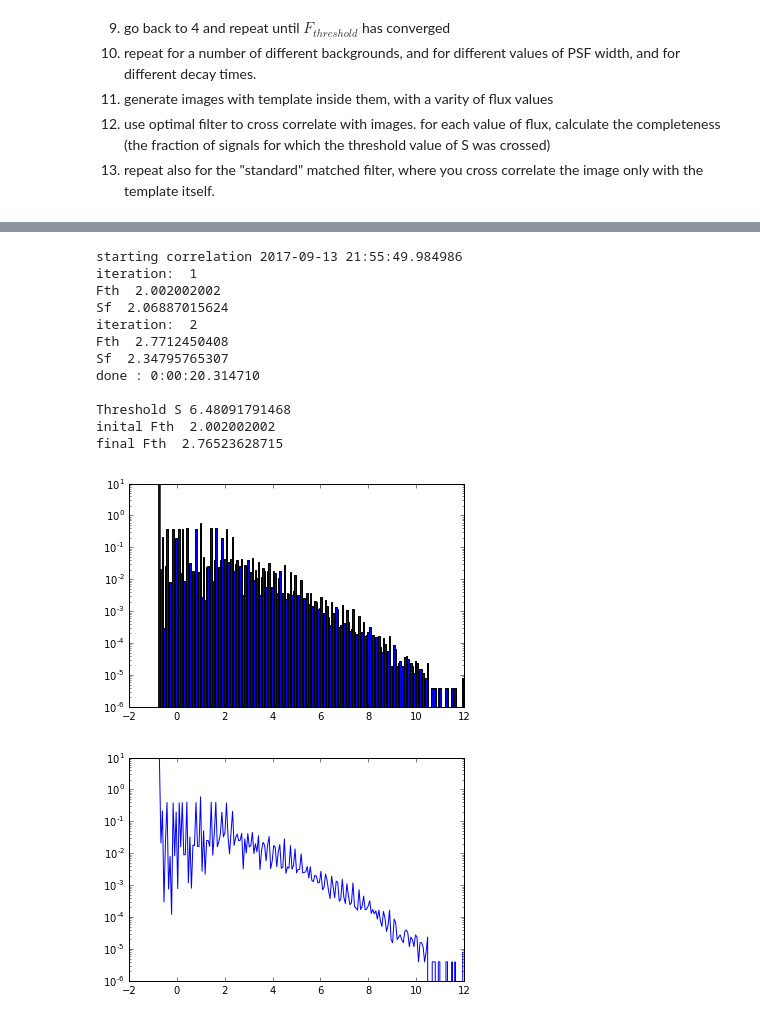
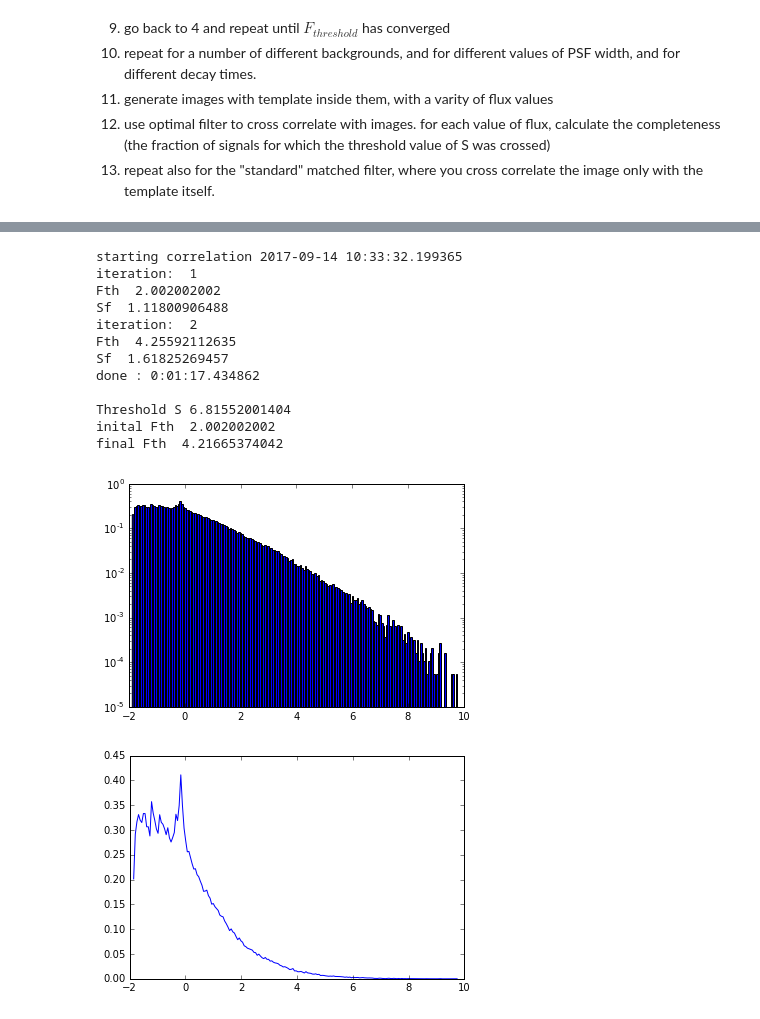
Before and after one commit to jshlomi/SignalProcessingProject, a Jupyter notebook: FlareDetectionProject.ipynb, the cells around one changed output, grey strips where cells are left out. Cells and saved outputs as stored; diff of their text form; code cells hidden in the pictures.

```diff
--- a/FlareDetectionProject.ipynb
+++ b/FlareDetectionProject.ipynb
@@ -171,8 +171,8 @@ def fluxNormalisation(fluxThreshold, template, filter, Bkg):
 # %%
 templatesize = 20 #in xy dimension
 templateWidth = 2 #std of template gaussian in xy plane
-timeLength = 1 #length of time dimension of template
-decayTime = 1000
+timeLength = 15 #length of time dimension of template
+decayTime = 1.4
 B = 0.05
 Flux = 1
 
@@ -190,13 +190,13 @@ plt.show()
 #create the filter
 filter = filterTemplate(template,B,Flux)
 #draw the filter
-make2Dsliceplot(filter,'y',int(templatesize/2),'filter signal',"Blues")
-make2Dsliceplot(filter,'z',int(timeLength/2),'filter signal',"Blues")
+make2Dsliceplot(filter,'y',int(templatesize/2),'filter signal',"Reds")
+make2Dsliceplot(filter,'z',int(timeLength/2),'filter signal',"Reds")
 
 #make mean subtracted background image
-img = makeImage(B, templatesize*5,1)
+img = makeImage(B, templatesize*5,timeLength*5)
 #draw image
-make2Dsliceplot(img,'y',int(templatesize*5/2),'image',"Blues")
-#make2Dsliceplot(img,'z',int(timeLength*5/2),'image',"Blues")
-make2Dsliceplot(img,'z',0,'image',"Blues")
+make2Dsliceplot(img,'y',int(templatesize*5/2),'image',"Greens")
+make2Dsliceplot(img,'z',int(timeLength*5/2),'image',"Greens")
+#make2Dsliceplot(img,'z',0,'image',"Blues")
 # %% [output]
@@ -210,11 +210,11 @@ make2Dsliceplot(img,'z',0,'image',"Blues")
 # %%
 beta = 0.001
-templatesize = 10 #in xy dimension
+templatesize = 20 #in xy dimension
 templateWidth = 2 #std of template gaussian in xy plane
-timeLength = 1 #length of time dimension of template
-decayTime = 1000
-imageSizeXY = 2000
-imageSizeT = 1
+timeLength = 15 #length of time dimension of template
+decayTime = 1.4
+imageSizeXY = 90
+imageSizeT = 40
 
 template, timefunction = makeTemplate(templatesize,timeLength, templateWidth, decayTime,1)
 
@@ -241,7 +241,7 @@ while(not converged):
     filter = filterTemplate(template,B,Fth)
 
     Sf = fluxNormalisation(Fth, template, filter, B)
-    print 'Sf ',Sf
+    print 'Flux Normalisation ',Sf
 
     #generate image
     img = makeImage(B, imageSizeXY,imageSizeT)
@@ -264,30 +264,30 @@ print '\nThreshold S', Sthreshold
 print 'inital Fth ', initialFth
 print 'final Fth ', Fth
 # %% [output]
-starting correlation 2017-09-13 21:55:49.984986
+starting correlation 2017-09-14 10:33:32.199365
 iteration:  1
 Fth  2.002002002
-Sf  2.06887015624
+Sf  1.11800906488
 iteration:  2
-Fth  2.7712450408
-Sf  2.34795765307
-done : 0:00:20.314710
+Fth  4.25592112635
+Sf  1.61825269457
+done : 0:01:17.434862
 
-Threshold S 6.48091791468
+Threshold S 6.81552001404
 inital Fth  2.002002002
-final Fth  2.76523628715
+final Fth  4.21665374042
 # %%
 count, bins, ignored = plt.hist(mf.flatten(),200, normed=True)
 
 plt.yscale('log', nonposy='clip')
 plt.show()
 # %% [output]
-[figure, old version]
+[figure, new version]
 # %%
 bincenters = 0.5*(bins[1:]+bins[:-1])
 
 plt.plot(bincenters,count,'-')
-plt.yscale('log', nonposy='clip')
+#plt.yscale('log', nonposy='clip')
 plt.show()
 # %% [output]
-[figure, old version]
+[figure, new version]
```
Also changed, not shown: parts of 1 cell of this notebook.
